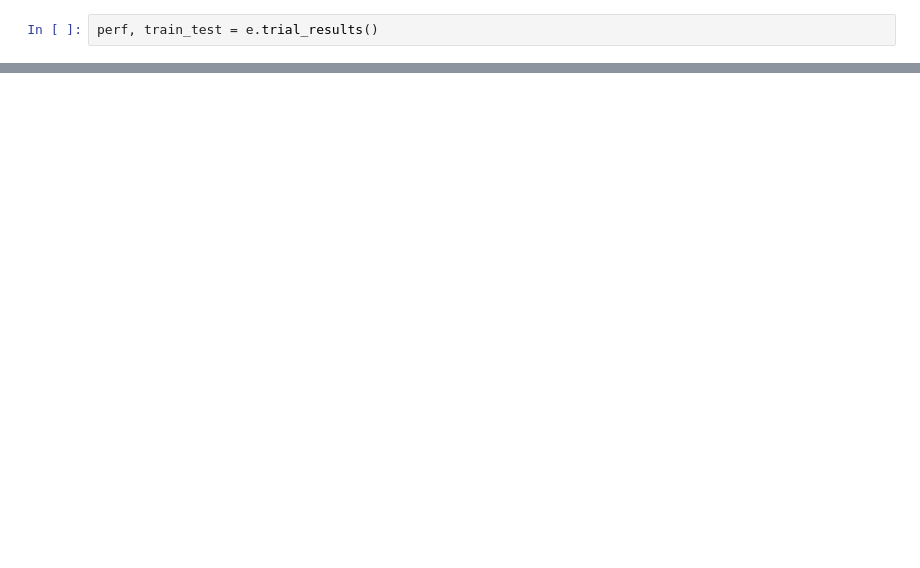
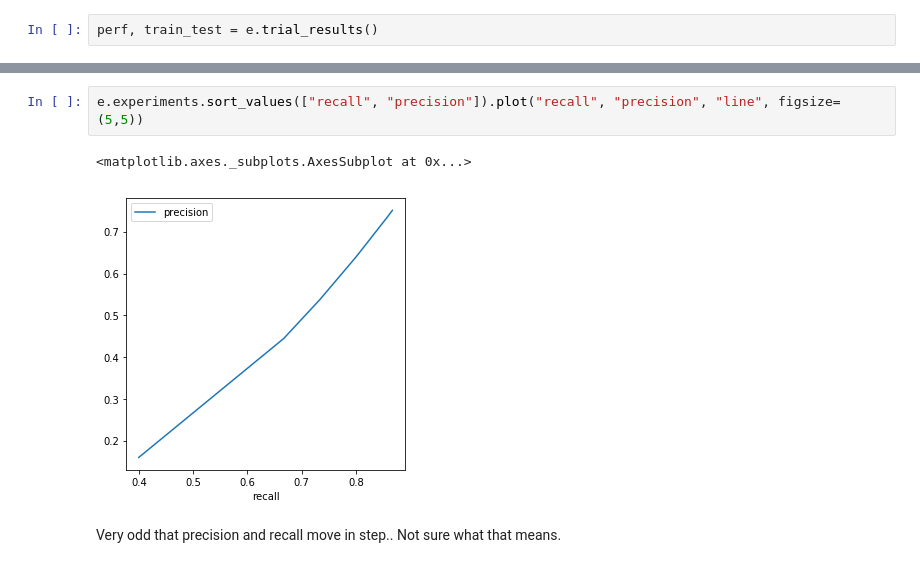
Before and after one commit to calebdre/Machine-Learning-Project, a Jupyter notebook: part1/random_forest_classifier.ipynb, the cells around one changed output, grey strips where cells are left out. Drawn from its saved outputs; the diff is of its cells as text; blank space fills up the shorter version.

```diff
--- a/part1/random_forest_classifier.ipynb
+++ b/part1/random_forest_classifier.ipynb
@@ -282,0 +363,7 @@ e.experiments
+# %%
+e.experiments.sort_values(["recall", "precision"]).plot("recall", "precision", "line", figsize=(5,5))
+# %% [output]
+<matplotlib.axes._subplots.AxesSubplot at 0x...>
+[figure, added]
+# %% [markdown]
+Very odd that precision and recall move in step.. Not sure what that means.
```
Also changed, not shown: parts of 20 cells of this notebook, 1 other file.
